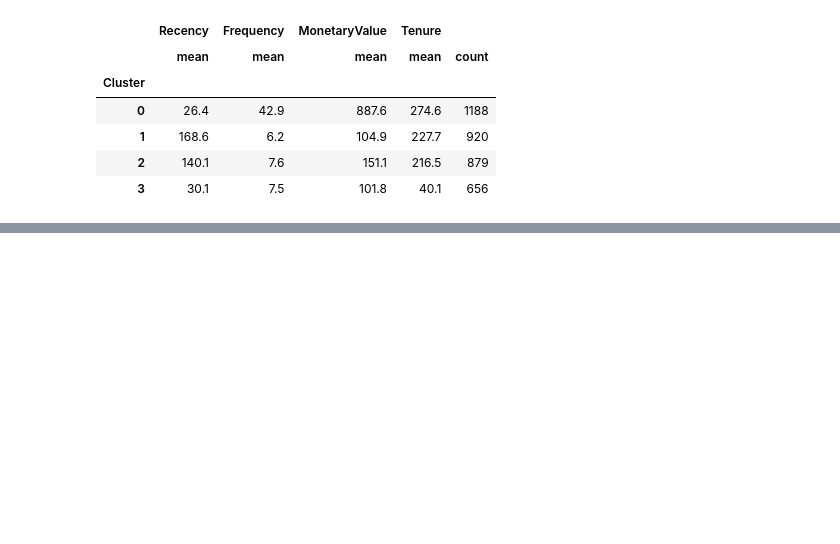
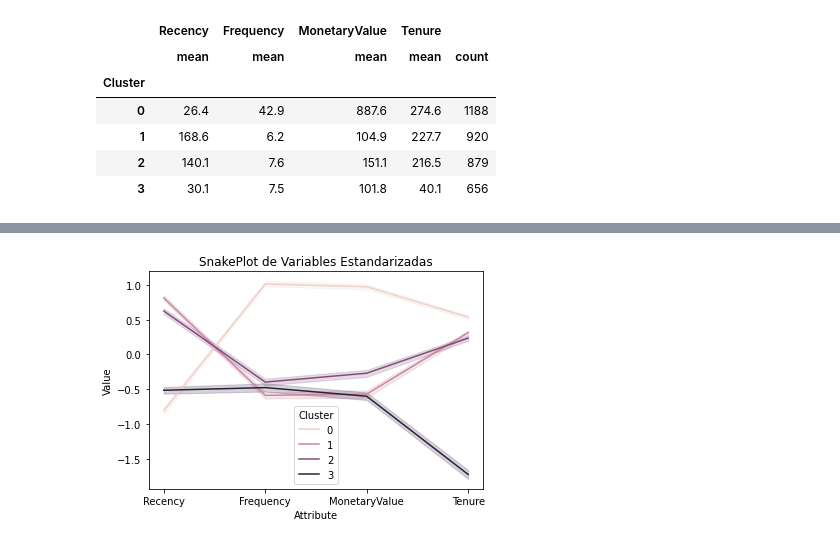
Before and after one commit to lucasnserra/CustomerSegmentation, a Jupyter notebook: End_to_end_Segmentation.ipynb, the cells around one changed output, grey strips where cells are left out. Drawn from its saved outputs; the diff is of its cells as text; code cells hidden in the pictures; blank space fills up the shorter version.

```diff
--- a/End_to_end_Segmentation.ipynb
+++ b/End_to_end_Segmentation.ipynb
@@ -65,3 +65,8 @@ grouped.agg({'Recency':'mean','Frequency':'mean','MonetaryValue':'mean','Tenure'
 | 1 | 168.6 | 6.2 | 104.9 | 227.7 | 920 |
 | 2 | 140.1 | 7.6 | 151.1 | 216.5 | 879 |
 | 3 | 30.1 | 7.5 | 101.8 | 40.1 | 656 |
+# %%
+#Analisis a traves de un SnakePlot
+datamart_rfmt_normalized = pd.DataFrame(data=datamart_rfmt_normalized,index=datamart_rfmt.index,columns=datamart_rfmt.columns)
+datamart_rfmt_normalized['Cluster'] = datamart_rfmt_k4.Cluster
+datamart_rfmt_normalized.sample(5)
@@ -67,0 +80,8 @@ grouped.agg({'Recency':'mean','Frequency':'mean','MonetaryValue':'mean','Tenure'
+# %%
+datamart_melt = pd.melt(datamart_rfmt_normalized.reset_index(),
+                        id_vars = ['CustomerID','Cluster'],
+                        value_vars =['Recency','Frequency','MonetaryValue','Tenure'],
+                        var_name = 'Attribute',
+                        value_name = 'Value'
+                        )
+datamart_melt.head()
@@ -67,0 +95,6 @@ grouped.agg({'Recency':'mean','Frequency':'mean','MonetaryValue':'mean','Tenure'
+# %%
+plt.title('SnakePlot de Variables Estandarizadas')
+sns.lineplot(data=datamart_melt,x='Attribute',y='Value',hue='Cluster')
+plt.show()
+# %% [output]
+[figure, added]
```
Also changed, not shown: parts of 4 cells of this notebook.
